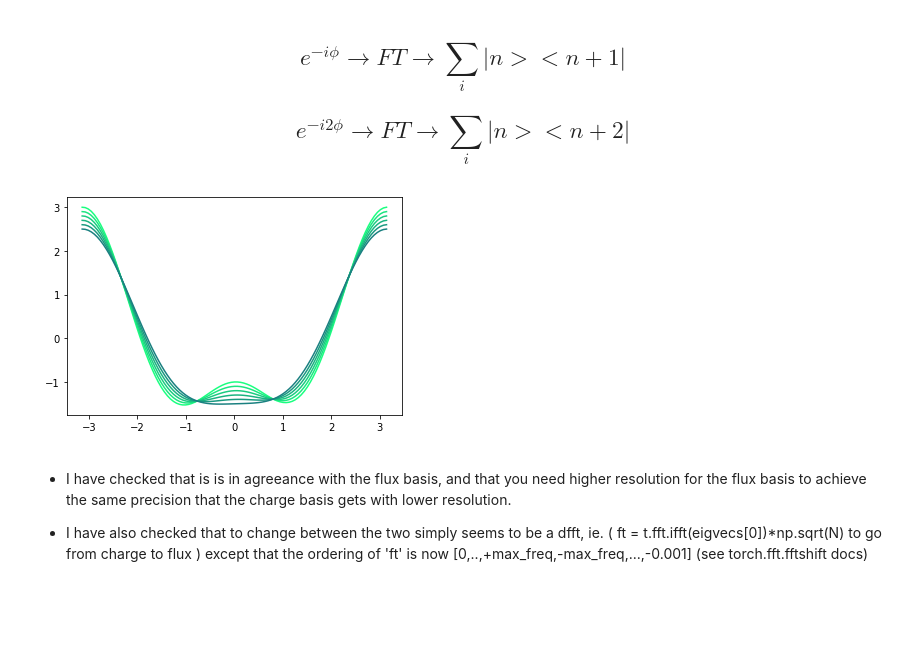
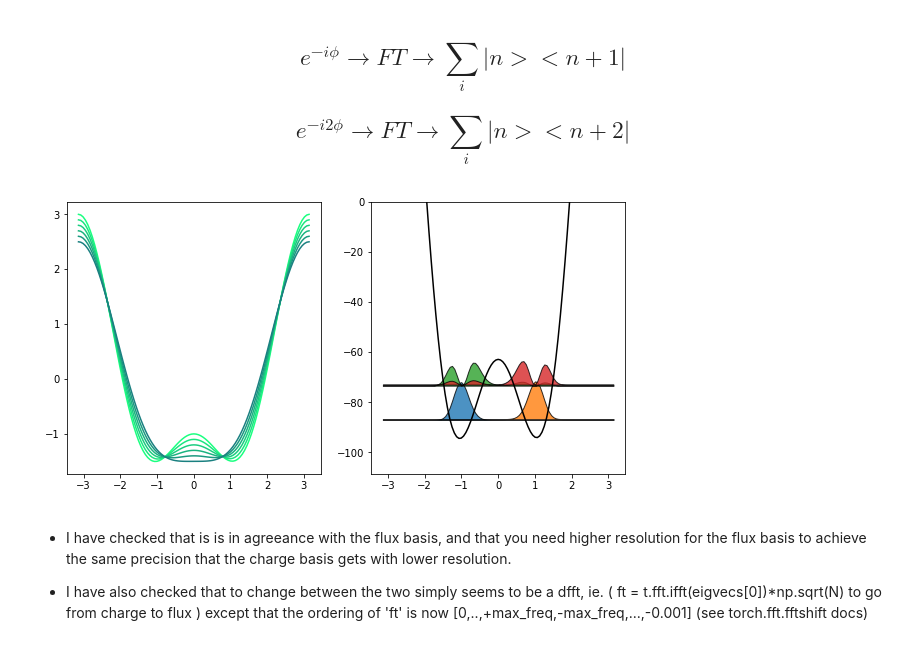
Before and after one commit to Vinther901/Quantum-Optimal-Control, a Jupyter notebook: 1DToyExample/Flensmon_1D.ipynb, the cells around one changed output. Drawn from its saved outputs; the diff is of its cells as text; code cells hidden in the pictures; blank space fills up the shorter version.

```diff
--- a/1DToyExample/Flensmon_1D.ipynb
+++ b/1DToyExample/Flensmon_1D.ipynb
@@ -10,18 +10,34 @@
 import torch as t
 import numpy as np
 import matplotlib.pyplot as plt
-# %%
-phi_ext = 0.01*np.pi
-EC = 1/400
-def plot_potential():
-    phi = t.linspace(-np.pi,np.pi,101)
-    fig, ax = plt.subplots()
-    for alpha in np.arange(1,0.4,-0.1):
-        ax.plot(phi, -2*t.cos(phi) + alpha*t.cos(2*phi - phi_ext),c=(0.1,alpha,0.5))
-    return
-plot_potential()
-# %% [output]
-[figure, removed]
+# %%
+phi_ext = 0.001*t.pi
+EJ = 2*t.pi*10 #GHz
+EC = EJ/400
+def plot_potential(N=101):
+    phi = t.linspace(-np.pi,np.pi,N)
+    fig, ax = plt.subplots(figsize=(10,5),ncols=2)
+    for alpha in np.arange(1,0.4,-0.1):
+        ax[0].plot(phi, -2*t.cos(phi) + alpha*t.cos(2*phi - phi_ext),c=(0.1,alpha,0.5))
+
+    double_diff = (t.diag(-2*t.ones(N)) + t.diag(t.ones(N-1),1) + t.diag(t.ones(N-1),-1)).type(t.complex128)
+    dphi = (phi[1:] - phi[:-1]).mean().item()
+    KinE = -4*EC/dphi**2*double_diff
+    V_E = -2*EJ*t.diag(t.cos(phi)) + EJ*t.diag(t.cos(2*phi - phi_ext))
+
+    eigvals, eigvecs = t.linalg.eigh(KinE + V_E)
+    eigvecs = eigvecs.T
+
+    ax[1].plot(phi,-2*EJ*t.cos(phi) + EJ*t.cos(2*phi - phi_ext),'k')
+    indices = [0,1,2,3]
+    for i in indices:
+        ax[1].fill_between(phi,t.abs(eigvecs[i])**2*2*EJ+eigvals[i],eigvals[i],label='n=%d'%i,edgecolor='k',alpha=0.8)
+    ax[1].set_ylim(None,0)
+    return #eigvals[:21]
+
+plot_potential(N=101)
+# %% [output]
+[figure, added]
 # %% [markdown]
 - I have checked that is is in agreeance with the flux basis, and that you need higher resolution for the flux basis to achieve the same precision that the charge basis gets with lower resolution.
 
```
Also changed, not shown: parts of 9 cells of this notebook, 2 other files.
